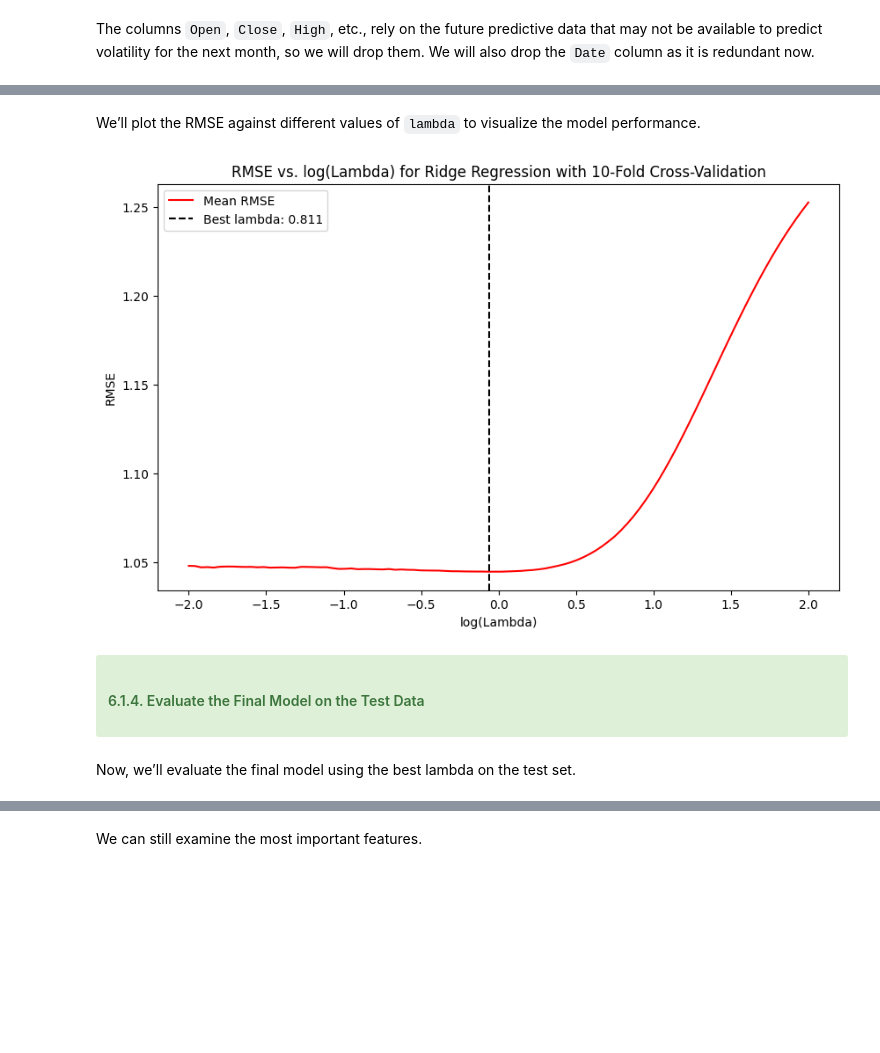
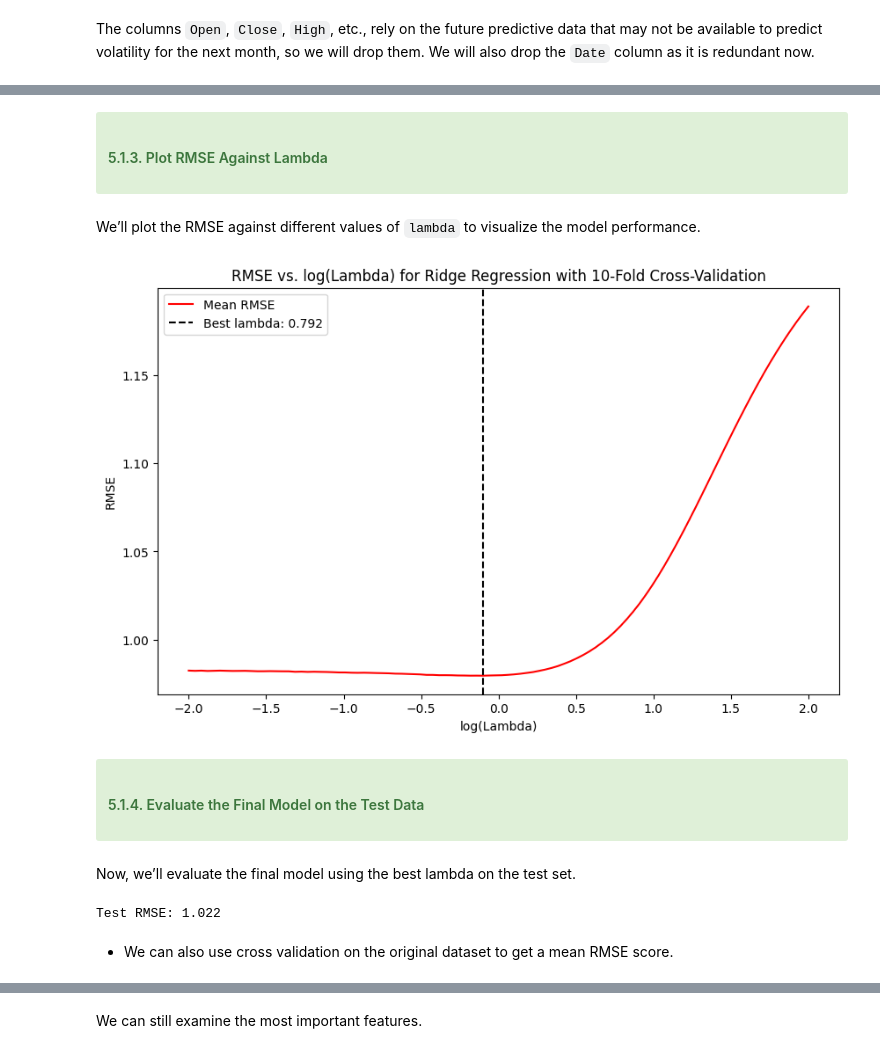
Before and after one commit to Billz942/Mining-Knowledge-from-Data, a Jupyter notebook: Elahi_34200223.ipynb, the cells around one changed output, grey strips where cells are left out. Drawn from its saved outputs; the diff is of its cells as text; code cells hidden in the pictures; blank space fills up the shorter version.

Commit message:
Final Finals Created for Submission

```diff
--- a/Elahi_34200223.ipynb
+++ b/Elahi_34200223.ipynb
@@ -396,6 +423,7 @@ warnings.filterwarnings('ignore')
 # Creating lagged features for the trading data
 lagged_features = ['Open', 'Close', 'High', 'Low', 'Volume', 'Amount', 'Avg_Price', 'Return']
 
-# Create lagged features for each stock separately
+# Creating lag1 and lag2 features for each stock separately
 for feature in lagged_features:
-    data_1[f'{feature}_lag1'] = data_1.groupby('Stock')[feature].shift(1)
+    # Creating lag2 (2 months back)
+    data_1[f'{feature}_lag2'] = data_1.groupby('Stock')[feature].shift(2)
@@ -752,5 +790,5 @@ columns_to_drop = ['Date', 'Open', 'Close', 'High', 'Low', 'Volume', 'Amount', '
 # Drop the specified columns
 data_selected = data_cleaned.drop(columns=columns_to_drop)
 
-# Display the DataFrame to verify
-data_selected.head()
+# Drop Date in Submission Data
+submission_data = submission_data.drop(columns=['Date'])
@@ -952,0 +820,12 @@ Best lambda (alpha) based on cross-validation: 0.8697490026177834
+# %%
+# List of features for log transformation
+log_transform_features = [
+    'Revenue', 'Total Assets', 'Total Liabilities',
+    'Amount_lag2', 'High_lag2', 'Low_lag2', 'Close_lag2', 'Open_lag2', 'Avg_Price_lag2'
+]
+
+# Applying log transformation to the selected features
+for feature in log_transform_features:
+    # Adding a small constant to avoid log(0) errors
+    data_selected[f'{feature}_log'] = np.log1p(data_selected[feature])
+    submission_data[f'{feature}_log'] = np.log1p(submission_data[feature])
@@ -952,0 +834,18 @@ Best lambda (alpha) based on cross-validation: 0.8697490026177834
+# %%
+# List of features for squared and cubic transformation
+squared_cubic_features = [
+    'Return_lag2', 'EPS', 'Avg_Price_lag2', 'Open_lag2', 'Close_lag2',
+    'High_lag2', 'Low_lag2'
+]
+
+# Applying squared and cubic transformations
+for feature in squared_cubic_features:
+    data_selected[f'{feature}_squared'] = np.square(data_selected[feature])
+    data_selected[f'{feature}_cubed'] = np.power(data_selected[feature], 3)
+
+    # Submission Set
+    submission_data[f'{feature}_squared'] = np.square(submission_data[feature])
+    submission_data[f'{feature}_cubed'] = np.power(submission_data[feature], 3)
+
+# Display the first few rows to verify the new features
+data_selected.head()
@@ -953,25 +1026,49 @@ Best lambda (alpha) based on cross-validation: 0.8697490026177834
+# %% [markdown]
+<div class="alert alert-block alert-success">
+
+#### 5.1.3.  Plot RMSE Against Lambda <a class="anchor" name="graph_ridge"></a>
+
+</div>
 # %% [markdown]
 We’ll plot the RMSE against different values of `lambda` to visualize the model performance.
 # %%
-import matplotlib.pyplot as plt
-
 # Plot RMSE against the log of alphas
 plt.figure(figsize=(10, 6))
 plt.plot(np.log10(alphas), rmse_scores, color='red', label='Mean RMSE')
-plt.axvline(np.log10(best_alpha_ridge), linestyle='--', color='black', label=f'Best lambda: {best_alpha:.3f}')
+plt.axvline(np.log10(best_alpha_ridge), linestyle='--', color='black', label=f'Best lambda: {best_alpha_ridge:.3f}')
 plt.xlabel('log(Lambda)')
 plt.ylabel('RMSE')
 plt.title('RMSE vs. log(Lambda) for Ridge Regression with 10-Fold Cross-Validation')
 plt.legend()
 plt.show()
 # %% [output]
-[figure, old version]
+[figure, new version]
 # %% [markdown]
 <div class="alert alert-block alert-success">
 
-#### 6.1.4.  Evaluate the Final Model on the Test Data <a class="anchor" name="ridge_eval"></a>
+#### 5.1.4.  Evaluate the Final Model on the Test Data <a class="anchor" name="ridge_eval"></a>
 
 </div>
 # %% [markdown]
 Now, we’ll evaluate the final model using the best lambda on the test set.
+# %%
+# Create the final pipeline with the best alpha
+final_ridge_pipeline = Pipeline(steps=[
+    ('preprocessor', preprocessor),
+    ('ridge', Ridge(alpha=best_alpha_ridge))
+])
+
+# Fit the pipeline on the training data
+final_ridge_pipeline.fit(X_train, y_train)
+
+# Predict on the test set
+y_pred = final_ridge_pipeline.predict(X_test)
+
+# Calculate RMSE on the test set
+test_rmse = np.sqrt(mean_squared_error(y_test, y_pred))
+print(f"Test RMSE: {test_rmse:.3f}")
+# %% [output]
+Test RMSE: 1.022
+# %% [markdown]
+- We can also use cross validation on the original dataset to get a mean RMSE score.
 # %%
```
Also changed, not shown: parts of 116 cells of this notebook, 9 other files.
